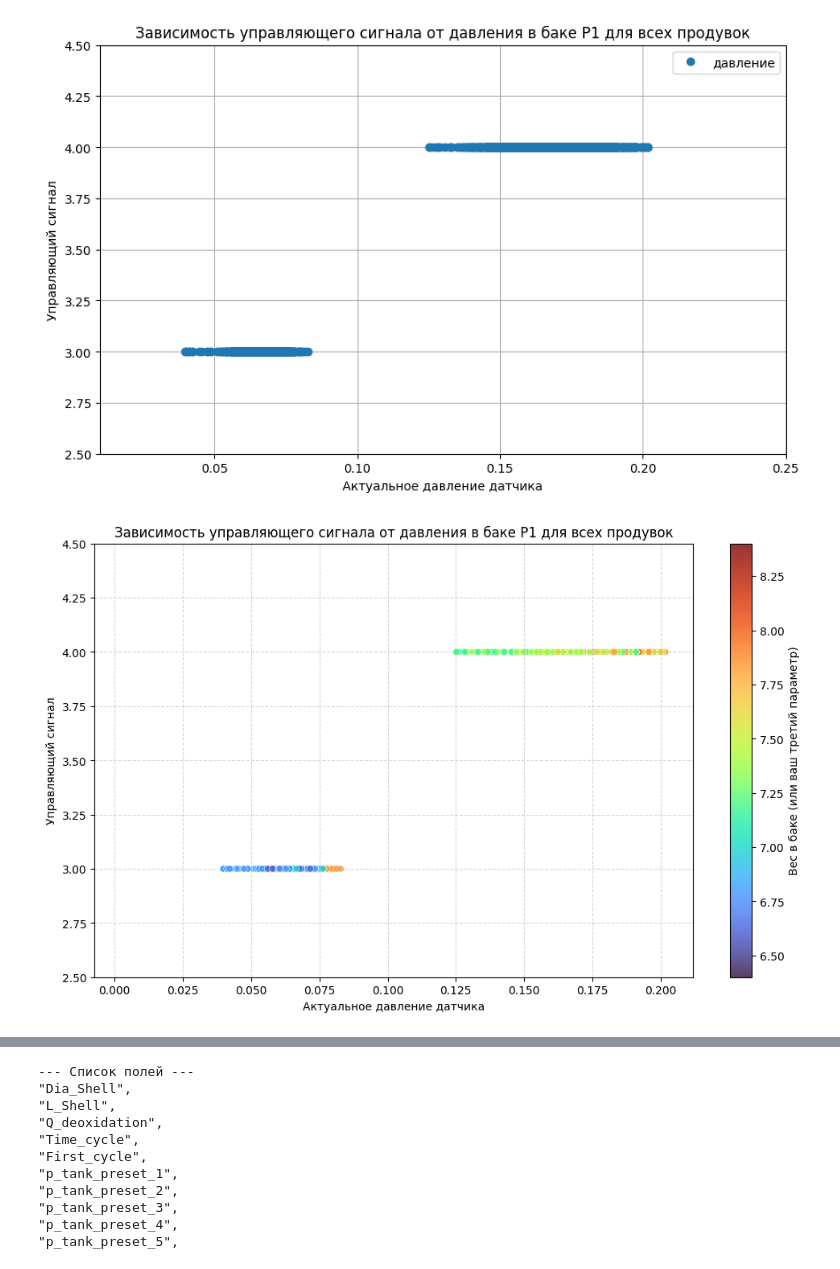
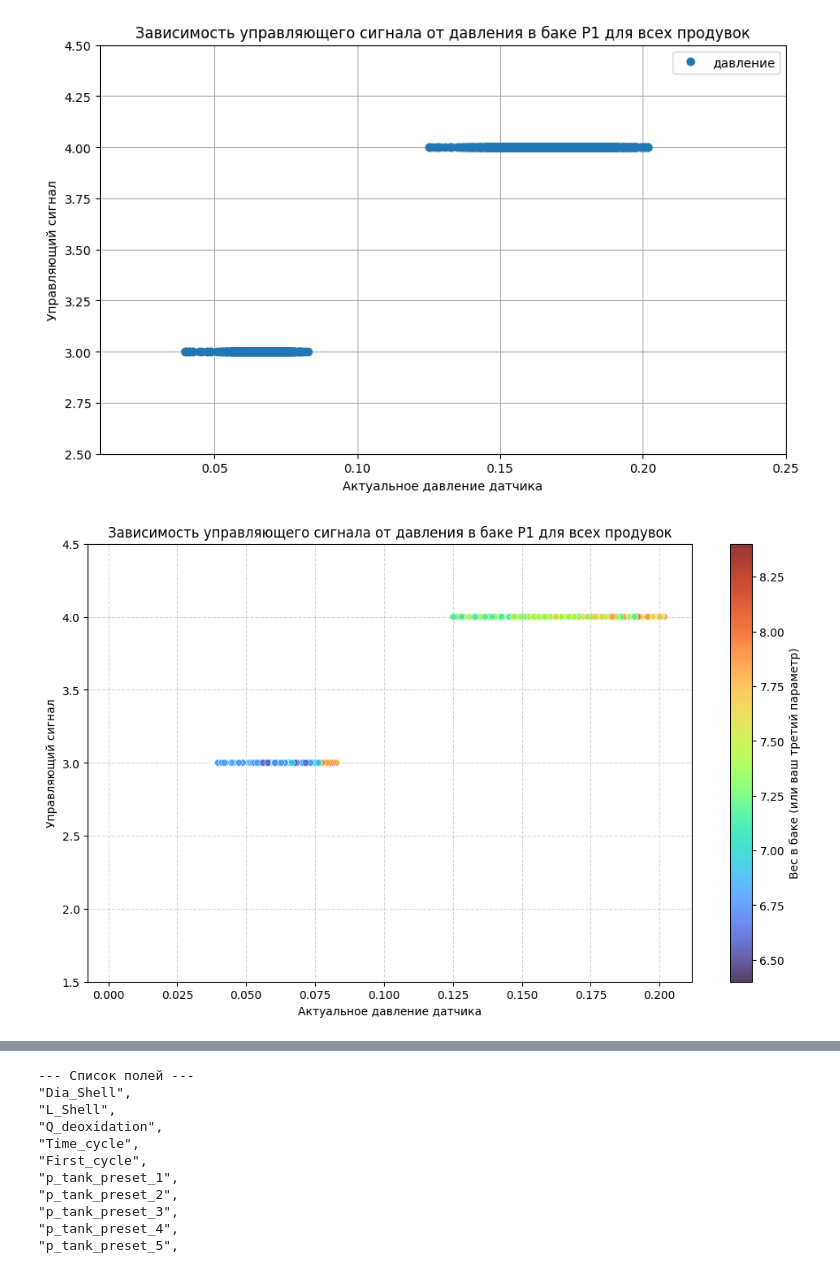
Before and after one commit to Chamipu/Deoxidation_analytical_model-, a Jupyter notebook: main_AnaliticModel.ipynb, the cells around one changed output, grey strips where cells are left out. Cells and saved outputs as stored; diff of their text form; code cells hidden in the pictures.

```diff
--- a/main_AnaliticModel.ipynb
+++ b/main_AnaliticModel.ipynb
@@ -86,32 +82,32 @@ import matplotlib.pyplot as plt
 plt.figure(figsize=(12, 7))
 
 # 1. Выберите третий параметр для раскраски точек (например, вес в баке)
 # color_by = df_registry['LD31W.Weigh P1 - вес в баке']
 color_by = df_registry["duration"]
 
 # 2. Используем scatter вместо plot
 sc = plt.scatter(
     df_registry['IBA_DB\PT1009 Актуальное давление в баке P1 (бар)'],
     df_registry['LD31W.VALVE 1007 - клапан бака, бар'] * 10,
     c=color_by,           # Параметр для раскраски
     cmap='turbo',       # Цветовая карта (например: 'viridis', 'plasma', 'coolwarm', 'jet')
     alpha=0.8,            # Небольшая прозрачность, чтобы видеть наложение точек
     edgecolors='w',       # Белая тонкая обводка точек, чтобы они не сливались
     linewidths=0.5
 )
 
 plt.xlabel('Актуальное давление датчика')
 plt.ylabel('Управляющий сигнал')
-plt.ylim(2.5, 4.5)
+plt.ylim(1.5, 4.5)
 # plt.xlim(0.025, 0.1) # Подстройте по вашим данным
 # plt.xlim(0.1, 0.2) # Подстройте по вашим данным
 
 # 3. Добавляем цветовую шкалу справа, чтобы понимать, какому цвету какое значение соответствует
 cbar = plt.colorbar(sc)
 cbar.set_label('Вес в баке (или ваш третий параметр)') # Подпись к цветовой шкале
 
 plt.grid(True, linestyle='--', alpha=0.5)
 plt.title('Зависимость управляющего сигнала от давления в баке P1 для всех продувок')
 plt.show()
 # %% [output]
-[figure, old version]
+[figure, new version]
```
Also changed, not shown: parts of 6 cells of this notebook, 9 other files.
